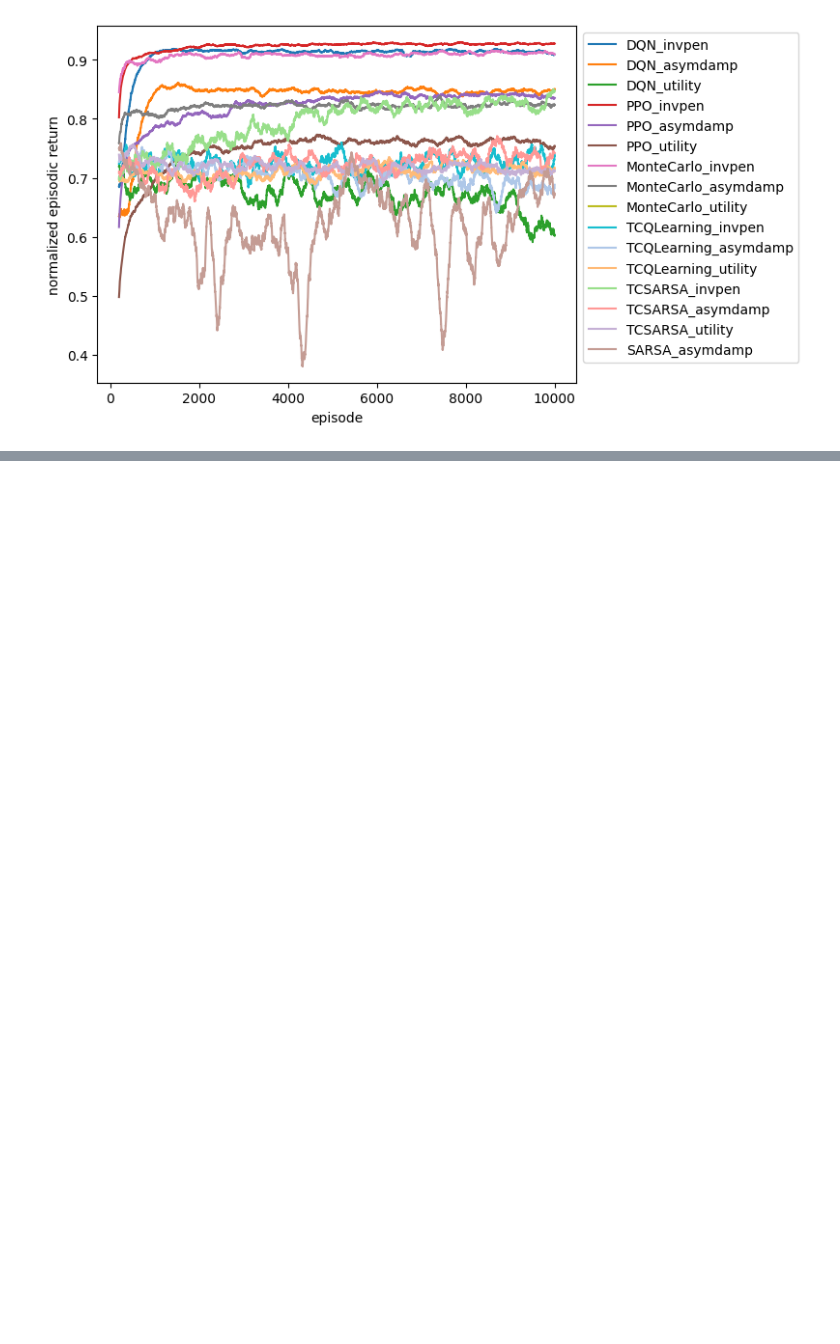
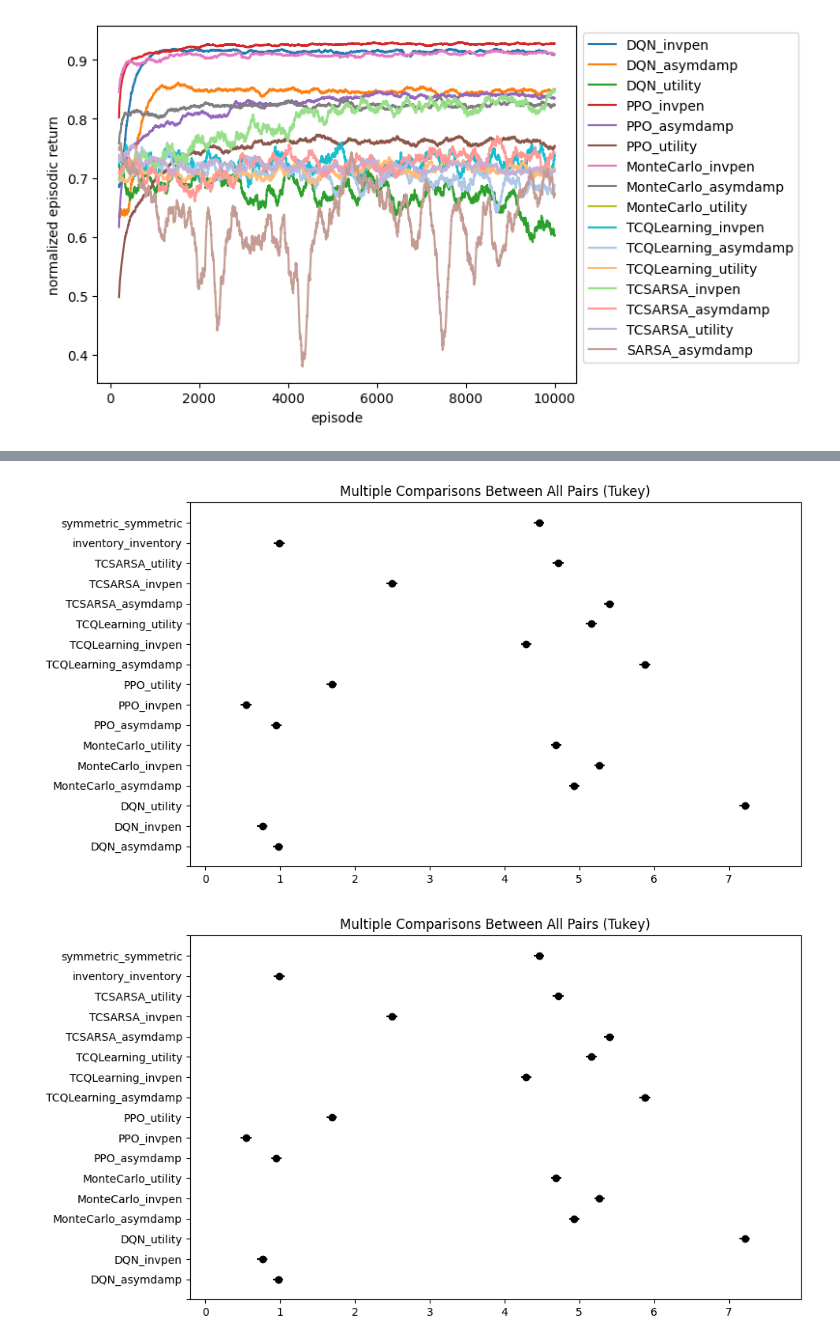
Before and after one commit to crxxom/RL-AS, a Jupyter notebook: results.ipynb, the cells around one changed output, grey strips where cells are left out. Cells and saved outputs as stored; diff of their text form; code cells hidden in the pictures; blank space fills up the shorter version.

```diff
--- a/results.ipynb
+++ b/results.ipynb
@@ -211,0 +214,2 @@ Text(0, 0.5, 'normalized episodic return')
+# %%
+simulation_df = pd.read_csv('simulation_df.csv',index_col=0)
@@ -211,0 +268,4 @@ Text(0, 0.5, 'normalized episodic return')
+# %%
+byMAP = simulation_df.groupby('algoreward').apply(get_MAP)
+# %%
+MAP_melt = byMAP.T.melt(var_name='experiment',value_name='MAP')
@@ -211,0 +288,7 @@ Text(0, 0.5, 'normalized episodic return')
+# %%
+from statsmodels.stats.multicomp import pairwise_tukeyhsd
+
+# Perform Tukey's HSD test
+tukey_results_MAP = pairwise_tukeyhsd(MAP_melt['MAP'], MAP_melt['experiment'])
+
+tukey_results_MAP.summary()
@@ -211,0 +313,5 @@ Text(0, 0.5, 'normalized episodic return')
+# %%
+tukey_results_MAP.plot_simultaneous()
+# %% [output]
+[figure, added]
+[figure, added]
```
Also changed, not shown: parts of 9 cells of this notebook, 17 other files.
